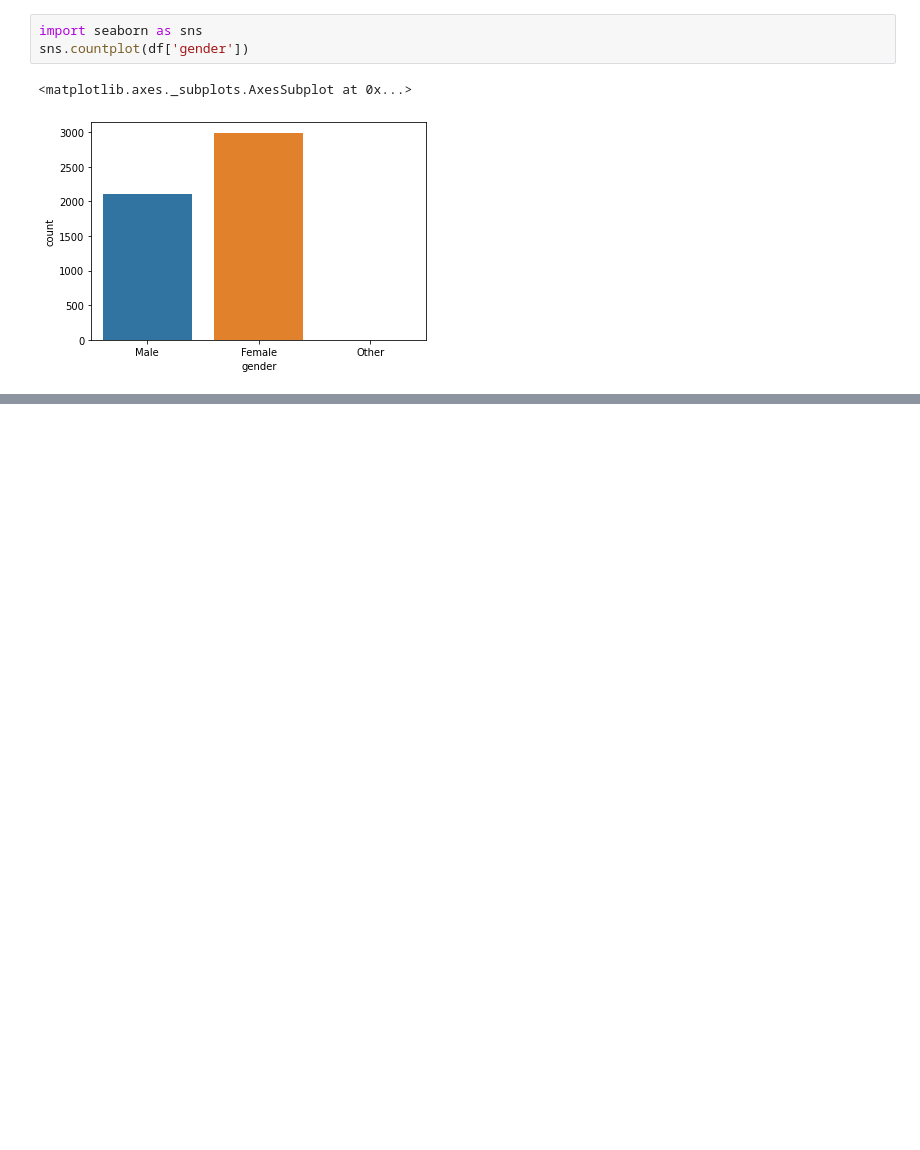
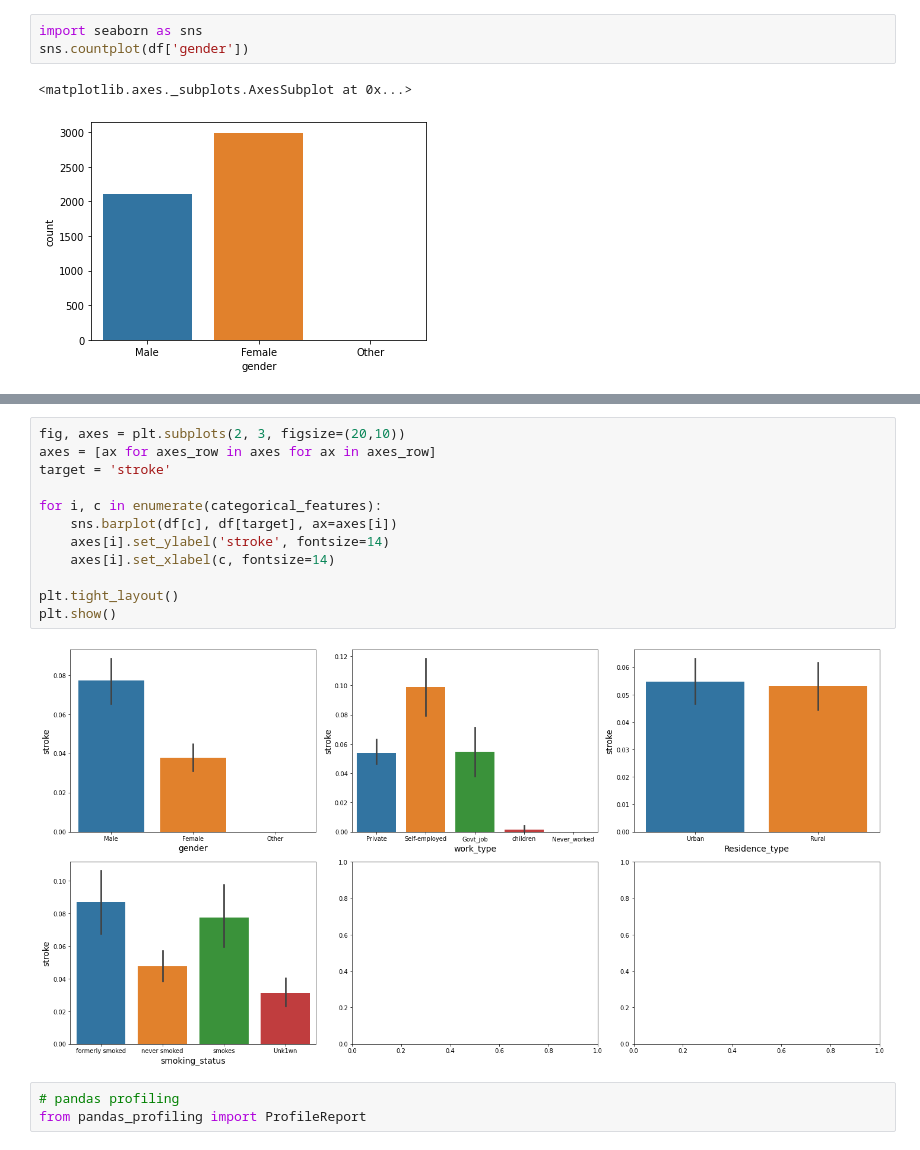
Before and after one commit to zisx96/heart-disease-P, a Jupyter notebook: heart.ipynb, the cells around one changed output, grey strips where cells are left out. Cells and saved outputs as stored; diff of their text form; blank space fills up the shorter version.

```diff
--- a/heart.ipynb
+++ b/heart.ipynb
@@ -250,0 +275,17 @@ sns.countplot(df['gender'])
+# %%
+fig, axes = plt.subplots(2, 3, figsize=(20,10))
+axes = [ax for axes_row in axes for ax in axes_row]
+target = 'stroke'
+
+for i, c in enumerate(categorical_features):
+    sns.barplot(df[c], df[target], ax=axes[i])
+    axes[i].set_ylabel('stroke', fontsize=14)
+    axes[i].set_xlabel(c, fontsize=14)
+
+plt.tight_layout()
+plt.show()
+# %% [output]
+[figure, added]
+# %%
+# pandas profiling
+from pandas_profiling import ProfileReport
```
Also changed, not shown: parts of 28 cells of this notebook.
